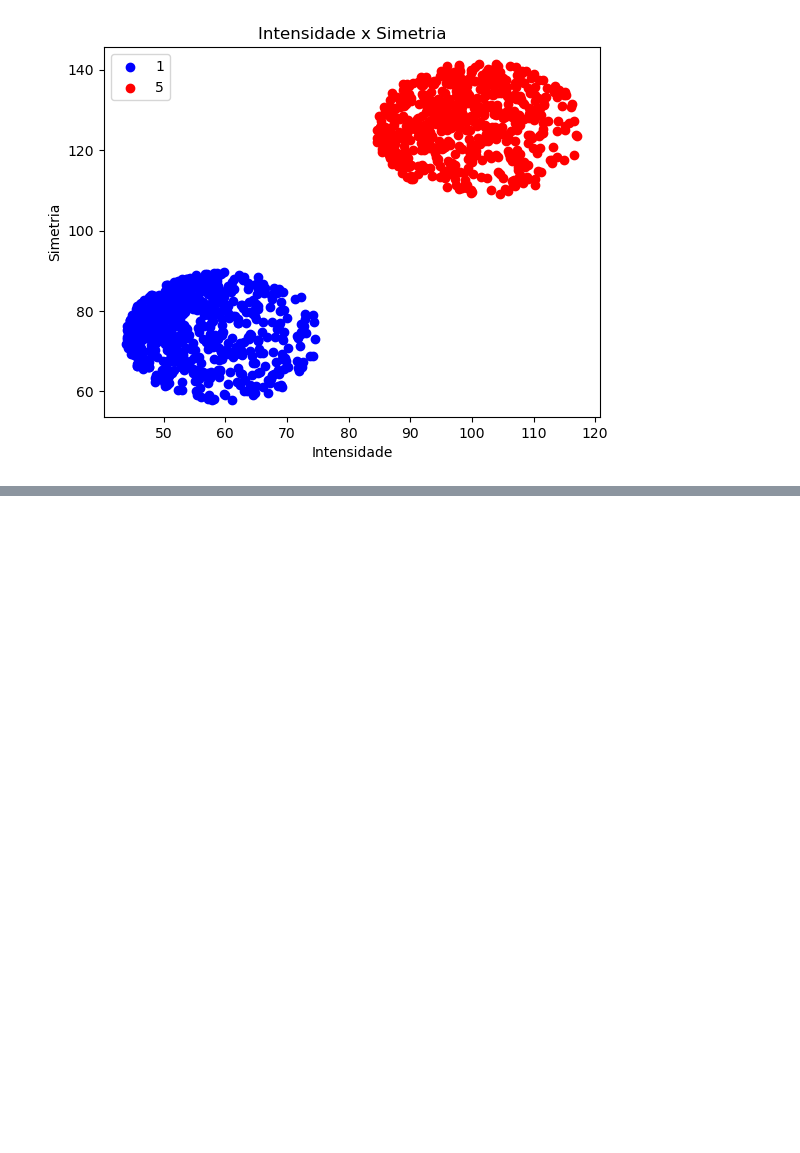
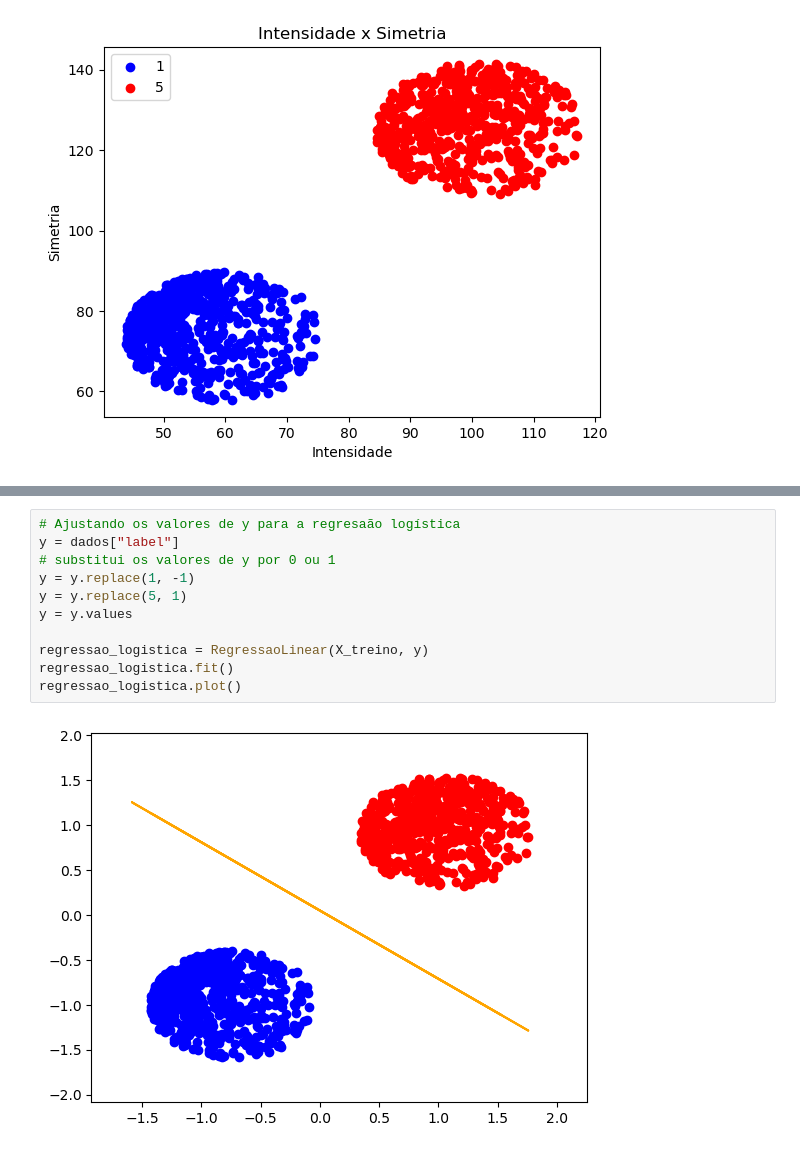
Before and after one commit to ivoaraujo17/Machine_Learning_Project_1, a Jupyter notebook: main.ipynb, the cells around one changed output, grey strips where cells are left out. Saved outputs shown, nothing was run; the diff lists cells and outputs as text; blank space fills up the shorter version.

```diff
--- a/main.ipynb
+++ b/main.ipynb
@@ -62,0 +68,13 @@ regressao_logistica.plot()
+# %%
+# Ajustando os valores de y para a regresaão logística
+y = dados["label"]
+# substitui os valores de y por 0 ou 1
+y = y.replace(1, -1)
+y = y.replace(5, 1)
+y = y.values
+
+regressao_logistica = RegressaoLinear(X_treino, y)
+regressao_logistica.fit()
+regressao_logistica.plot()
+# %% [output]
+[figure, added]
```
Also changed, not shown: parts of 4 cells of this notebook, 3 other files.
